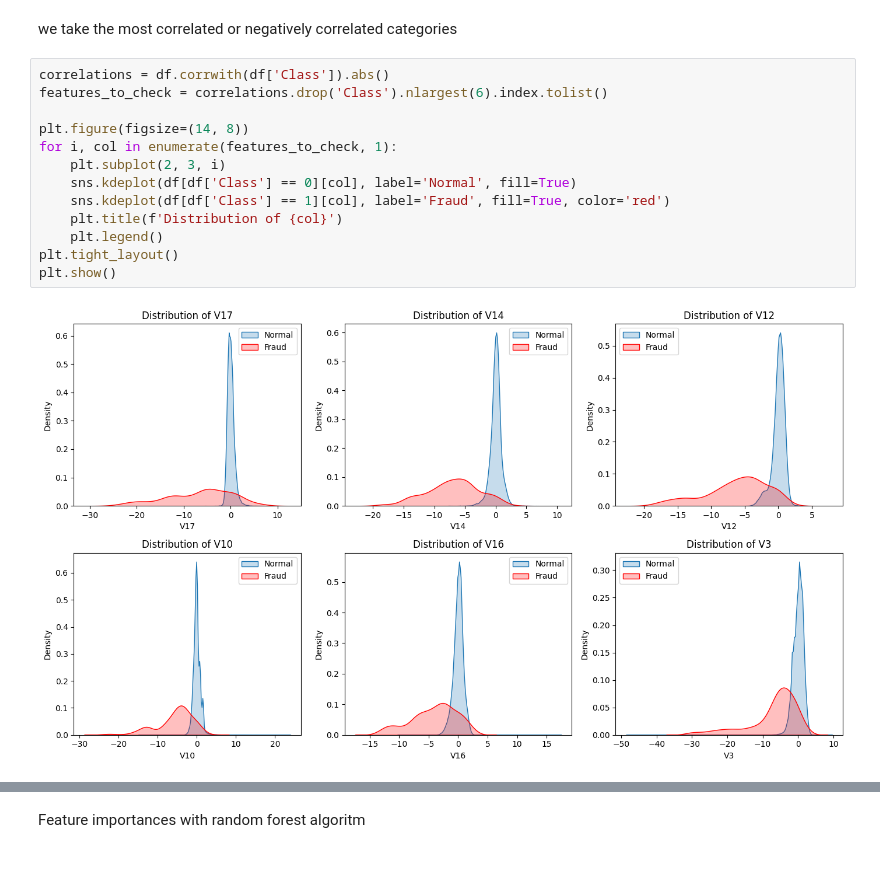
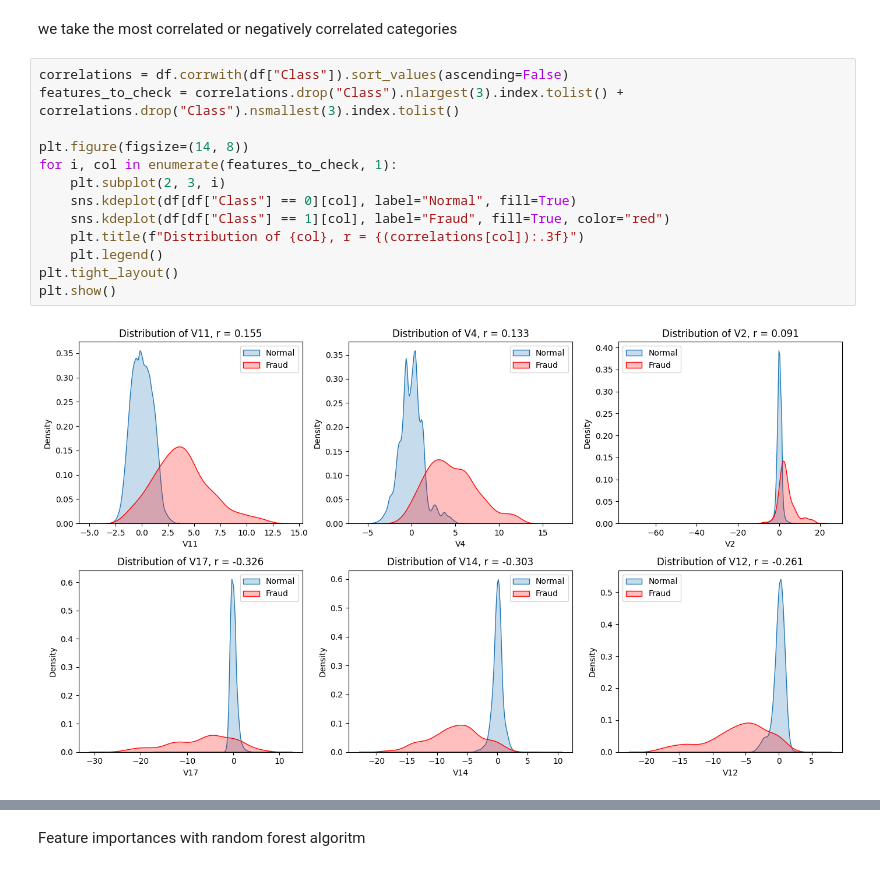
Before and after one commit to fulcrumm1365/card_fraud, a Jupyter notebook: main.ipynb, the cells around one changed output, grey strips where cells are left out. Cells and saved outputs as stored; diff of their text form.

```diff
--- a/main.ipynb
+++ b/main.ipynb
@@ -122,19 +127,19 @@ plt.show()
 # %% [markdown]
 we take the most correlated or negatively correlated categories
 # %%
-correlations = df.corrwith(df['Class']).abs()
-features_to_check = correlations.drop('Class').nlargest(6).index.tolist()
+correlations = df.corrwith(df["Class"]).sort_values(ascending=False)
+features_to_check = correlations.drop("Class").nlargest(3).index.tolist() + correlations.drop("Class").nsmallest(3).index.tolist()
 
 plt.figure(figsize=(14, 8))
 for i, col in enumerate(features_to_check, 1):
     plt.subplot(2, 3, i)
-    sns.kdeplot(df[df['Class'] == 0][col], label='Normal', fill=True)
-    sns.kdeplot(df[df['Class'] == 1][col], label='Fraud', fill=True, color='red')
-    plt.title(f'Distribution of {col}')
+    sns.kdeplot(df[df["Class"] == 0][col], label="Normal", fill=True)
+    sns.kdeplot(df[df["Class"] == 1][col], label="Fraud", fill=True, color="red")
+    plt.title(f"Distribution of {col}, r = {(correlations[col]):.3f}")
     plt.legend()
 plt.tight_layout()
 plt.show()
 # %% [output]
-[figure, old version]
+[figure, new version]
 # %%
 plt.figure(figsize=(14, 8))
```
Also changed, not shown: parts of 36 cells of this notebook.
